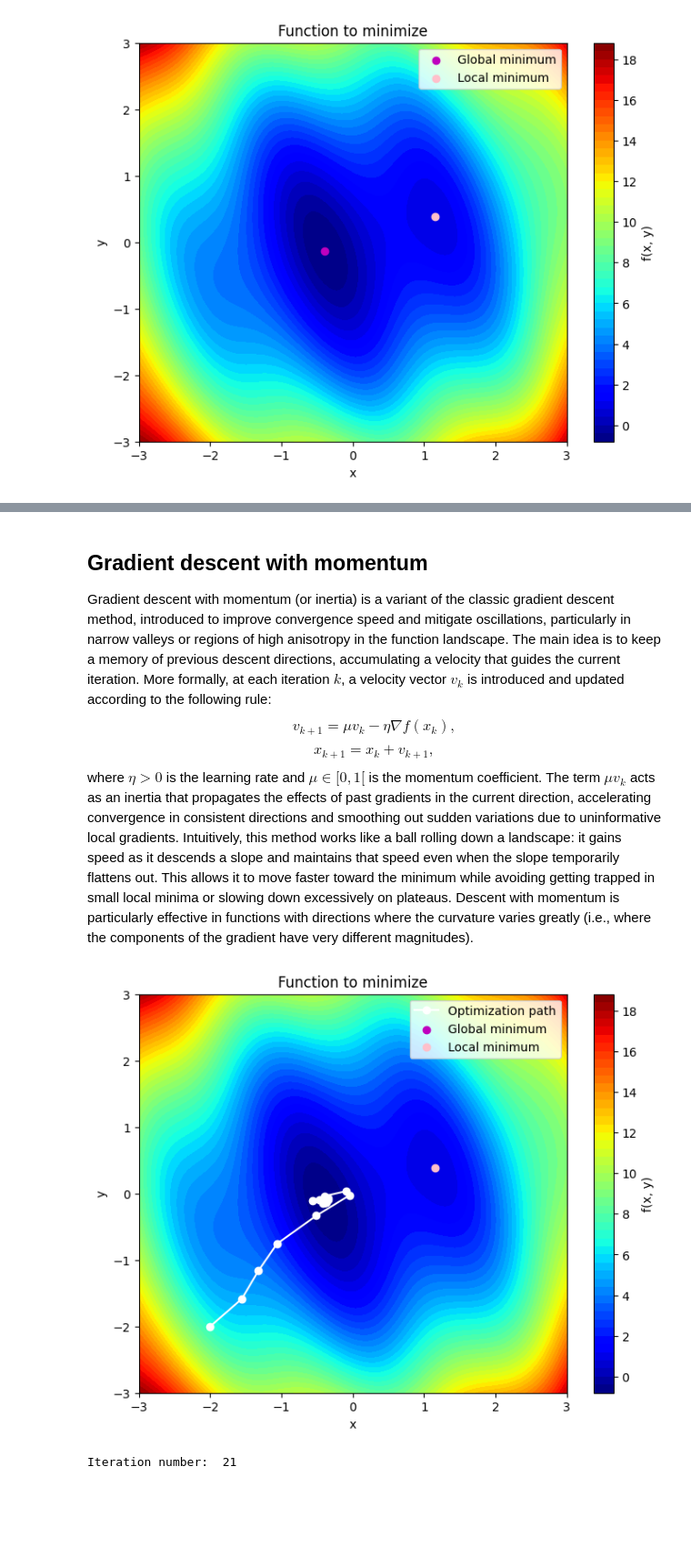
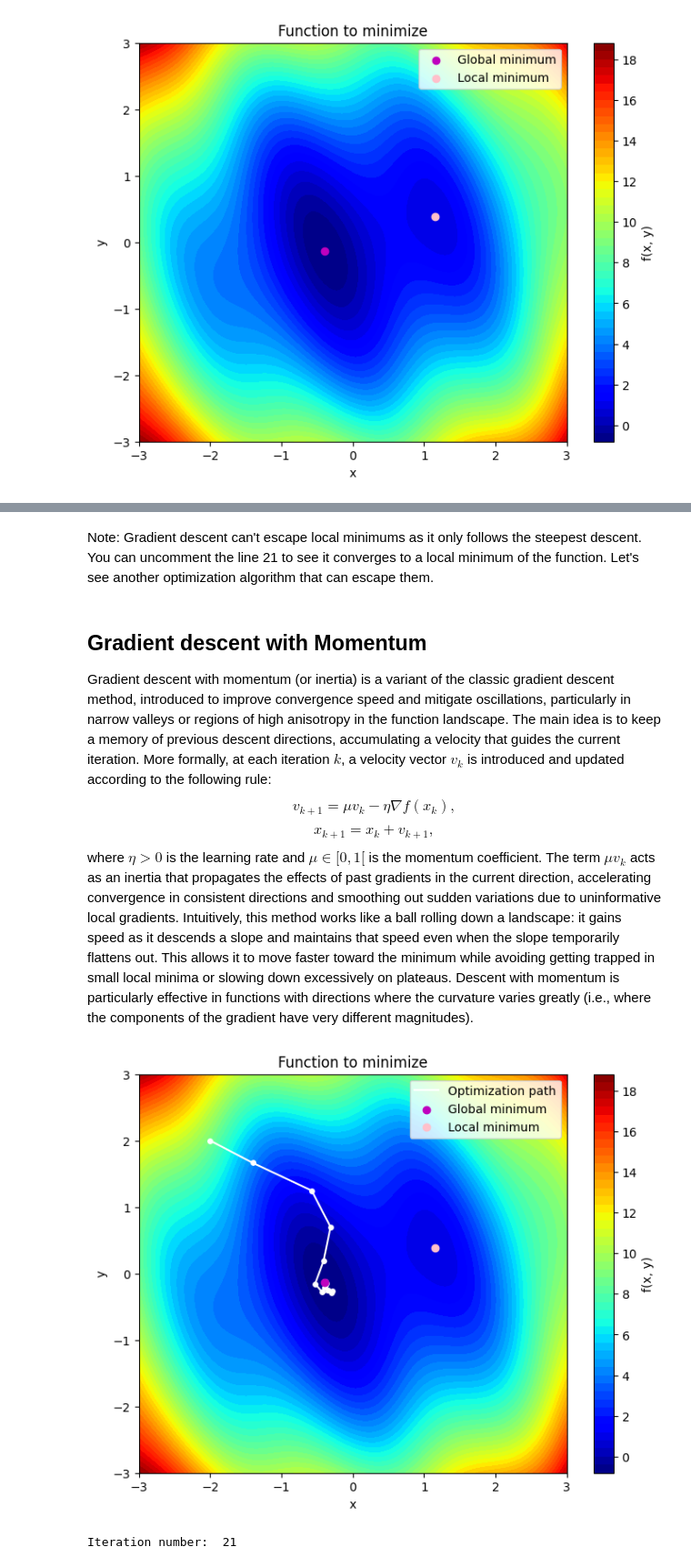
Before and after one commit to arthurmath/Kaggle_notebooks, a Jupyter notebook: optimization.ipynb, the cells around one changed output, grey strips where cells are left out. Shown at 91% size. Cells and saved outputs as stored; diff of their text form; code cells hidden in the pictures; blank space fills up the shorter version.

Commit message:
optimization final

```diff
--- a/optimization.ipynb
+++ b/optimization.ipynb
@@ -81,17 +88,3 @@ def plot_fonction(f, history=None):
 plot_fonction(f)
 # %% [output]
 [figure]
-# %%
-import numpy as np
-from scipy.optimize import minimize
-
-def f(xy):
-    x, y = xy
-    return x**2 + y**2 + np.sin(3*x + y)
-
-global_min = minimize(f, [0, 0])
-print("Minimum global :", global_min.x)
-
-bounds = [(1, 2), (0, 1)]
-local_min = minimize(f, [1.5, 0.5], bounds=bounds)
-print("Minimum local :", local_min.x)
@@ -141,5 +131,7 @@ Iteration number:  33
+# %% [markdown]
+Note: Gradient descent can't escape local minimums as it only follows the steepest descent. You can uncomment the line 21 to see it converges to a local minimum of the function. Let's see another optimization algorithm that can escape them.
 # %% [markdown]
-## Gradient descent with momentum
+## Gradient descent with Momentum
 Gradient descent with momentum (or inertia) is a variant of the classic gradient descent method, introduced to improve convergence speed and mitigate oscillations, particularly in narrow valleys or regions of high anisotropy in the function landscape. The main idea is to keep a memory of previous descent directions, accumulating a velocity that guides the current iteration.
 More formally, at each iteration $ k $, a velocity vector $ v_k $ is introduced and updated according to the following rule:
 $$
@@ -152,30 +144,30 @@ where $ \eta > 0 $ is the learning rate and $ \mu \in [0, 1 [ $ is the momentum
 Intuitively, this method works like a ball rolling down a landscape: it gains speed as it descends a slope and maintains that speed even when the slope temporarily flattens out. This allows it to move faster toward the minimum while avoiding getting trapped in small local minima or slowing down excessively on plateaus.
 Descent with momentum is particularly effective in functions with directions where the curvature varies greatly (i.e., where the components of the gradient have very different magnitudes).
 # %%
-def gradient_descent_momentum(starting_point, lr=0.1, beta=0.5, iter_max=1000):
-    point = np.array(starting_point, dtype=float)
-    velocity = np.zeros_like(point)  # terme d'inertie initialisé à 0
-    history = [point.copy()]
-    res = 1e2
+def gradient_descent_momentum(x0, lr=0.1, beta=0.5, iter_max=1000):
+    x = np.array(x0, dtype=float)
+    velocity = np.zeros_like(x)  # terme d'inertie initialisé à 0
+    history = [x.copy()]
+    res = 1
     iter = 0
 
     while res > 1e-3 and iter < iter_max:
-        gradient = grad(point[0], point[1])
+        gradient = grad(x[0], x[1])
         velocity = beta * velocity - lr * gradient
-        point += velocity
+        x += velocity
 
-        res = np.linalg.norm(global_min - point)
-        history.append(point.copy())
+        res = np.linalg.norm(global_min - x)
+        history.append(x.copy())
         iter += 1
 
     return history, iter
 
 
-initial_point = [1.3, -2.0]
-initial_point = [-2.0, -2.0]
-history, n_iter = gradient_descent_momentum(initial_point)
+x0 = [-2.0, 2.0]
+# x0 = [2.5, 0] # uncomment to test local minimum
+history, n_iter = gradient_descent_momentum(x0)
 plot_fonction(f, history)
 print("Iteration number: ", n_iter)
 # %% [output]
-[figure, old version]
+[figure, new version]
 Iteration number:  21
```
Also changed, not shown: parts of 19 cells of this notebook.
